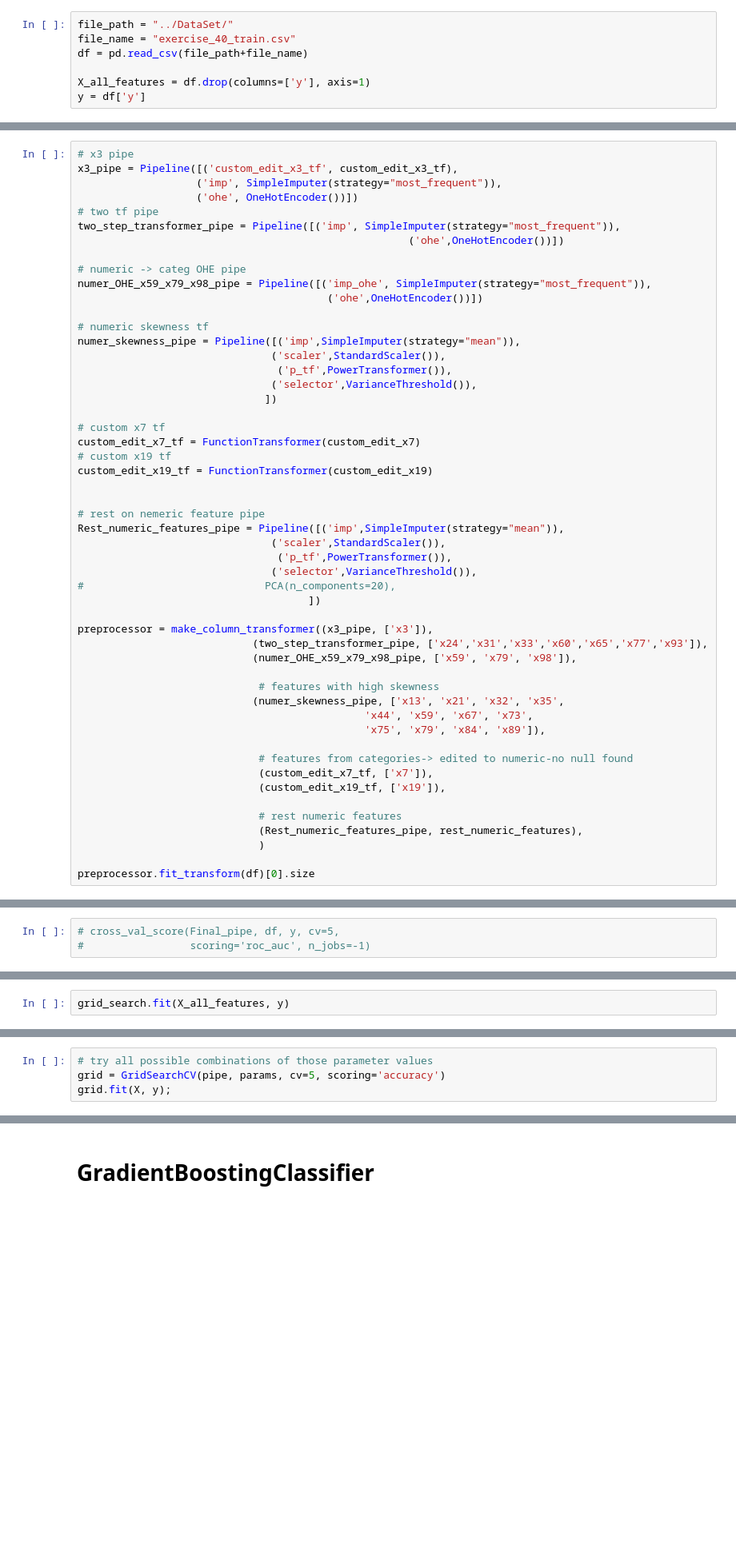
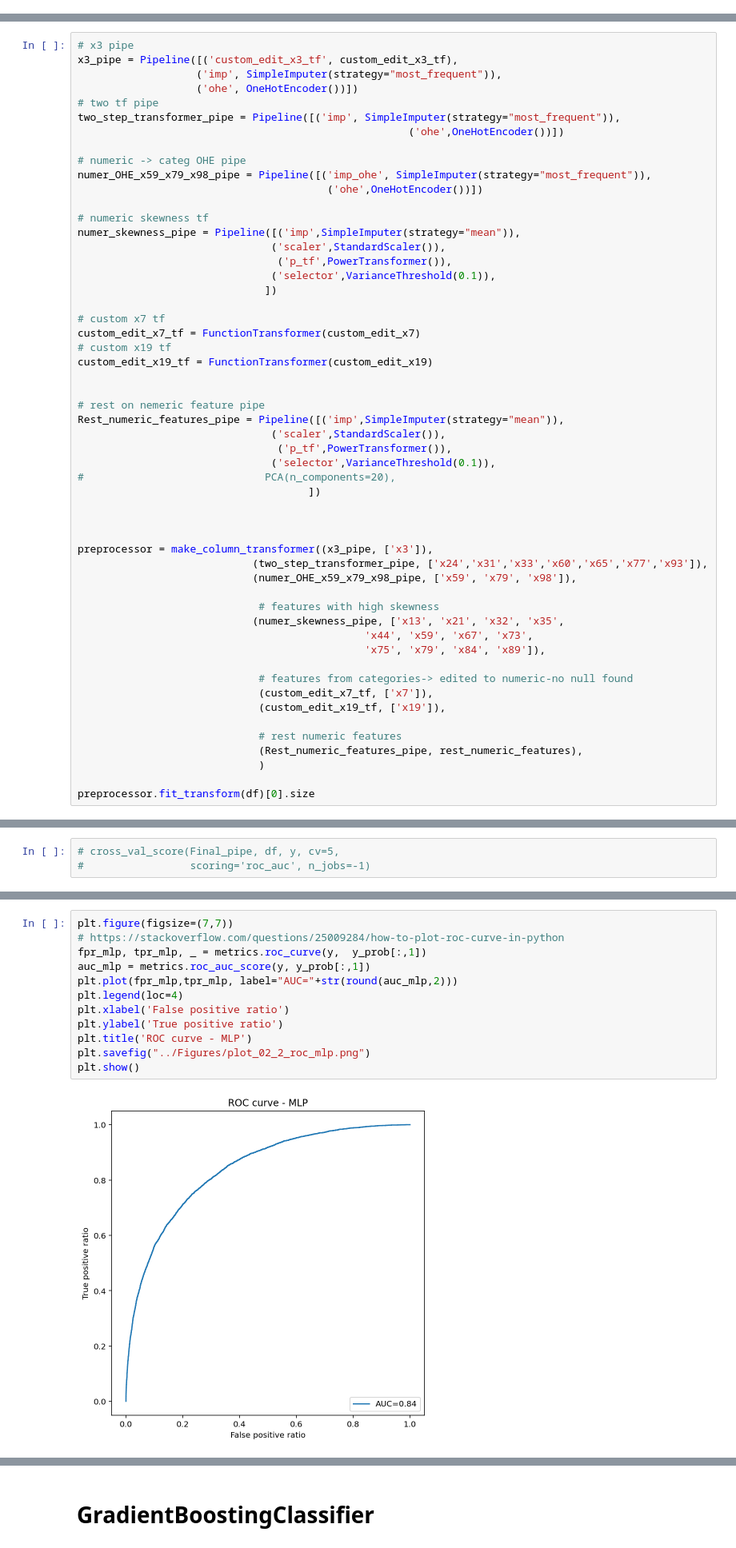
Before and after one commit to Atashnezhad/A_Data_Science_Project, a Jupyter notebook: Codes/P02_2_Modeling.ipynb, the cells around one changed output, grey strips where cells are left out. Shown: that part at 80% size. Drawn from its saved outputs; the diff is of its cells as text; blank space fills up the shorter version.

```diff
--- a/Codes/P02_2_Modeling.ipynb
+++ b/Codes/P02_2_Modeling.ipynb
@@ -494,7 +510,0 @@ from sklearn.model_selection import GridSearchCV
-# %%
-file_path = "../DataSet/"
-file_name = "exercise_40_train.csv"
-df = pd.read_csv(file_path+file_name)
-
-X_all_features = df.drop(columns=['y'], axis=1)
-y = df['y']
@@ -515,7 +529,7 @@ numer_OHE_x59_x79_x98_pipe = Pipeline([('imp_ohe', SimpleImputer(strategy="most_
 numer_skewness_pipe = Pipeline([('imp',SimpleImputer(strategy="mean")),
                                ('scaler',StandardScaler()),
                                 ('p_tf',PowerTransformer()),
-                               ('selector',VarianceThreshold()),
+                               ('selector',VarianceThreshold(0.1)),
                               ])
 
 # custom x7 tf
@@ -528,9 +542,11 @@ custom_edit_x19_tf = FunctionTransformer(custom_edit_x19)
 Rest_numeric_features_pipe = Pipeline([('imp',SimpleImputer(strategy="mean")),
                                ('scaler',StandardScaler()),
                                 ('p_tf',PowerTransformer()),
-                               ('selector',VarianceThreshold()),
+                               ('selector',VarianceThreshold(0.1)),
 #                             PCA(n_components=20),
                                      ])
+
+
 
 preprocessor = make_column_transformer((x3_pipe, ['x3']),
                             (two_step_transformer_pipe, ['x24','x31','x33','x60','x65','x77','x93']),
@@ -682,2 +593,0 @@ grid_search = GridSearchCV(Final_pipe, param_grid=param_grid, cv=5)
-# %%
-grid_search.fit(X_all_features, y)
@@ -729,4 +593,0 @@ grid_search.fit(X_train, y_train)
-# %%
-# try all possible combinations of those parameter values
-grid = GridSearchCV(pipe, params, cv=5, scoring='accuracy')
-grid.fit(X, y);
@@ -732,0 +627,14 @@ grid.fit(X, y);
+# %%
+plt.figure(figsize=(7,7))
+# https://stackoverflow.com/questions/25009284/how-to-plot-roc-curve-in-python
+fpr_mlp, tpr_mlp, _ = metrics.roc_curve(y,  y_prob[:,1])
+auc_mlp = metrics.roc_auc_score(y, y_prob[:,1])
+plt.plot(fpr_mlp,tpr_mlp, label="AUC="+str(round(auc_mlp,2)))
+plt.legend(loc=4)
+plt.xlabel('False positive ratio')
+plt.ylabel('True positive ratio')
+plt.title('ROC curve - MLP')
+plt.savefig("../Figures/plot_02_2_roc_mlp.png")
+plt.show()
+# %% [output]
+[figure, added]
```
Also changed, not shown: parts of 50 cells of this notebook, 5 other files.
